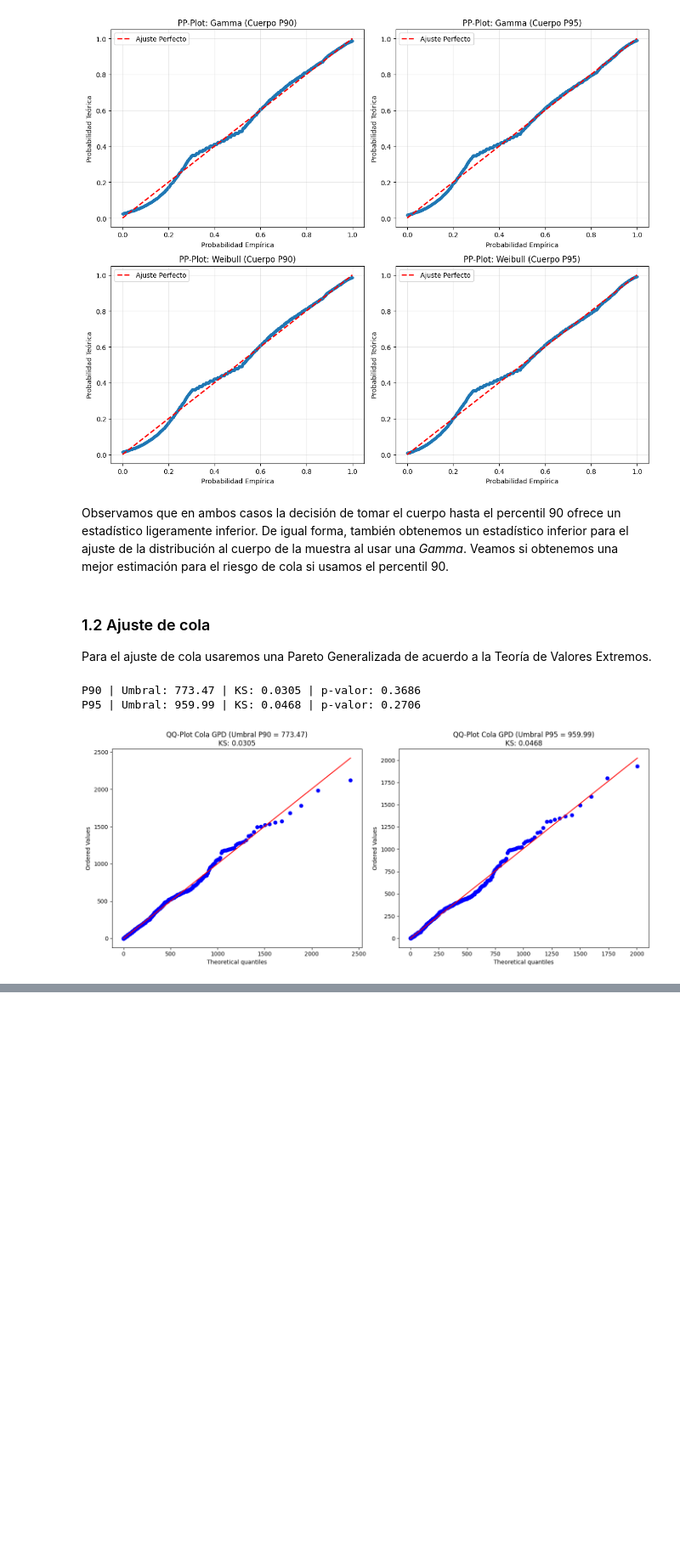
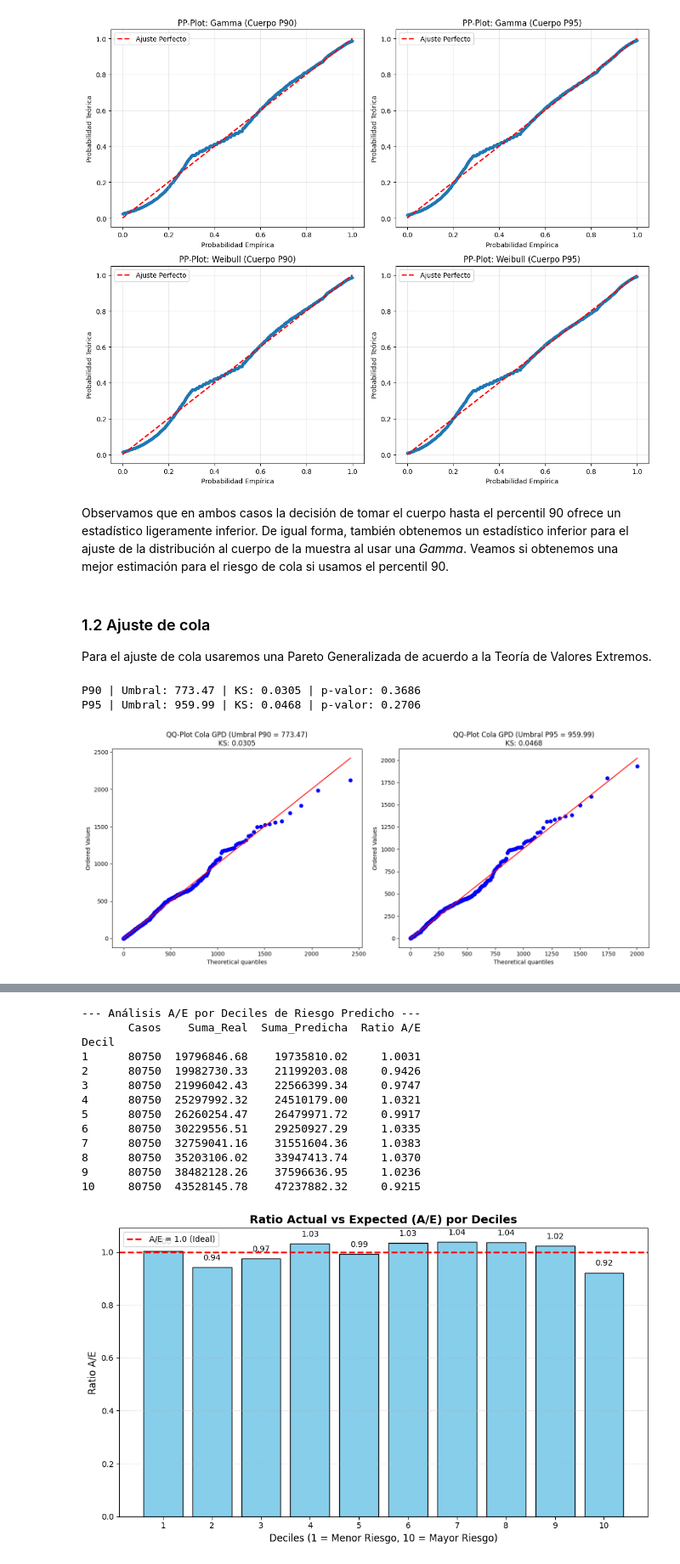
Before and after one commit to diegooperezz/actuarial-bnn-reserving, a Jupyter notebook: notebooks/04_modelado_severidad.ipynb, the cells around one changed output, grey strips where cells are left out. Shown at 85% size. Drawn from its saved outputs; the diff is of its cells as text; code cells hidden in the pictures; blank space fills up the shorter version.

```diff
--- a/notebooks/04_modelado_severidad.ipynb
+++ b/notebooks/04_modelado_severidad.ipynb
@@ -325,0 +520,12 @@ lo que hace al modelo directamente utilizable para tarificación y reservas.
+# %%
+features.remove('Location Code_Rural')
+
+# X_body_sig = .astype(float)
+X_body_sig = sm.add_constant(X_body[features])
+
+
+
+glm_gamma = sm.GLM(y_cuerpo, X_body_sig, family=sm.families.Gamma(link=sm.families.links.Log()))
+glm_results = glm_gamma.fit()
+
+print(glm_results.summary())
@@ -325,0 +693,61 @@ lo que hace al modelo directamente utilizable para tarificación y reservas.
+# %%
+# Creamos el df con los valores reales y predichos
+df_ae = pd.DataFrame({
+    'Real': y_real,
+    'Predicho': y_predicho
+})
+
+# Dividimos las predicciones en deciles
+df_ae['Decil'] = pd.qcut(df_ae['Predicho'].rank(method='first'), q=10, labels=False) + 1
+
+tabla_deciles = df_ae.groupby('Decil').agg(
+    Casos=('Real', 'count'),
+    Suma_Real=('Real', 'sum'),
+    Suma_Predicha=('Predicho', 'sum')
+)
+
+tabla_deciles['Ratio A/E'] = tabla_deciles['Suma_Real'] / tabla_deciles['Suma_Predicha']
+
+# Mostrar la tabla formateada
+print("--- Análisis A/E por Deciles de Riesgo Predicho ---")
+print(tabla_deciles.round({'Suma_Real': 2, 'Suma_Predicha': 2, 'Ratio A/E': 4}))
+
+### --- Visualización del Ratio A/E --- ###
+plt.figure(figsize=(10, 6))
+
+# Dibujar barras para el Ratio A/E
+bars = plt.bar(tabla_deciles.index, tabla_deciles['Ratio A/E'], color='skyblue', edgecolor='black')
+
+# Añadir una línea roja en A/E = 1 (Equilibrio perfecto)
+plt.axhline(y=1.0, color='red', linestyle='--', linewidth=2, label='A/E = 1.0 (Ideal)')
+
+# Añadir etiquetas de datos encima de cada barra
+for bar in bars:
+    yval = bar.get_height()
+    plt.text(bar.get_x() + bar.get_width()/2, yval + 0.02, f'{yval:.2f}', ha='center', va='bottom', fontsize=10)
+
+# Formato del gráfico
+plt.title('Ratio Actual vs Expected (A/E) por Deciles', fontsize=14, fontweight='bold')
+plt.xlabel('Deciles (1 = Menor Riesgo, 10 = Mayor Riesgo)', fontsize=12)
+plt.ylabel('Ratio A/E', fontsize=12)
+plt.xticks(np.arange(1, 11, 1))
+plt.legend()
+plt.grid(axis='y', linestyle=':', alpha=0.7)
+
+plt.tight_layout()
+plt.show()
+# %% [output]
+--- Análisis A/E por Deciles de Riesgo Predicho ---
+       Casos    Suma_Real  Suma_Predicha  Ratio A/E
+Decil
+1      80750  19796846.68    19735810.02     1.0031
+2      80750  19982730.33    21199203.08     0.9426
+3      80750  21996042.43    22566399.34     0.9747
+4      80750  25297992.32    24510179.00     1.0321
+5      80750  26260254.47    26479971.72     0.9917
+6      80750  30229556.51    29250927.29     1.0335
+7      80750  32759041.16    31551604.36     1.0383
+8      80750  35203106.02    33947413.74     1.0370
+9      80750  38482128.26    37596636.95     1.0236
+10     80750  43528145.78    47237882.32     0.9215
+[figure, added]
```
Also changed, not shown: parts of 30 cells of this notebook.
